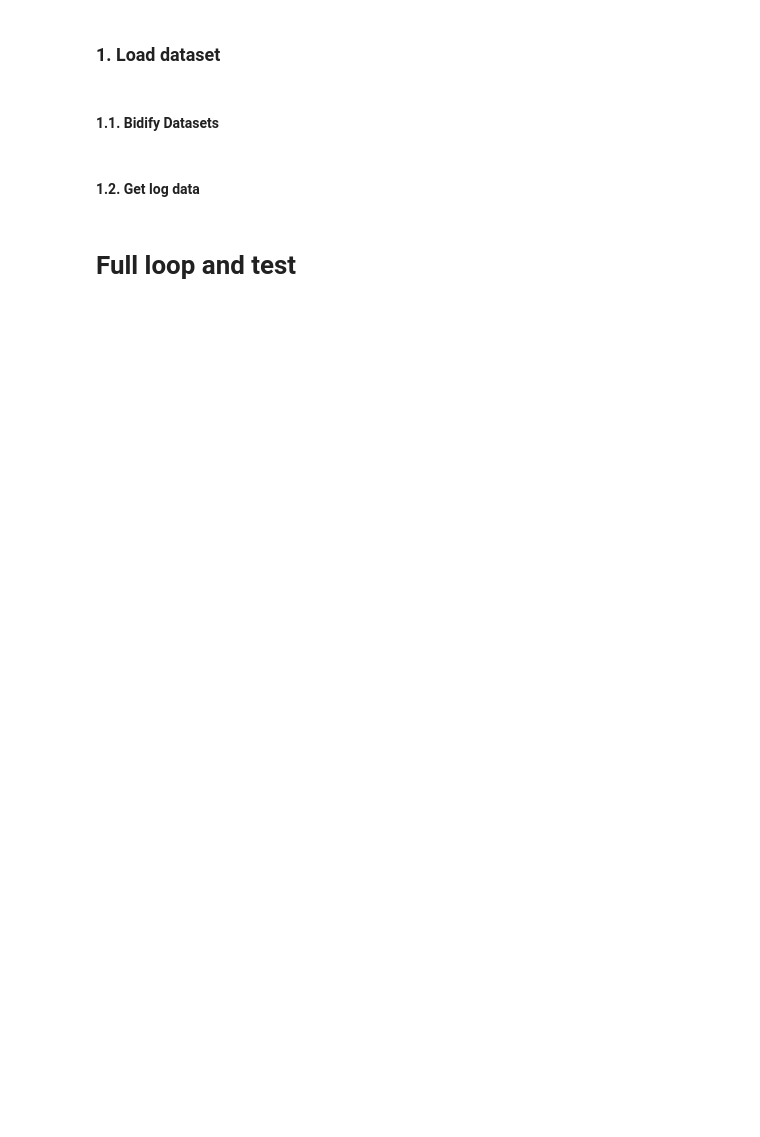
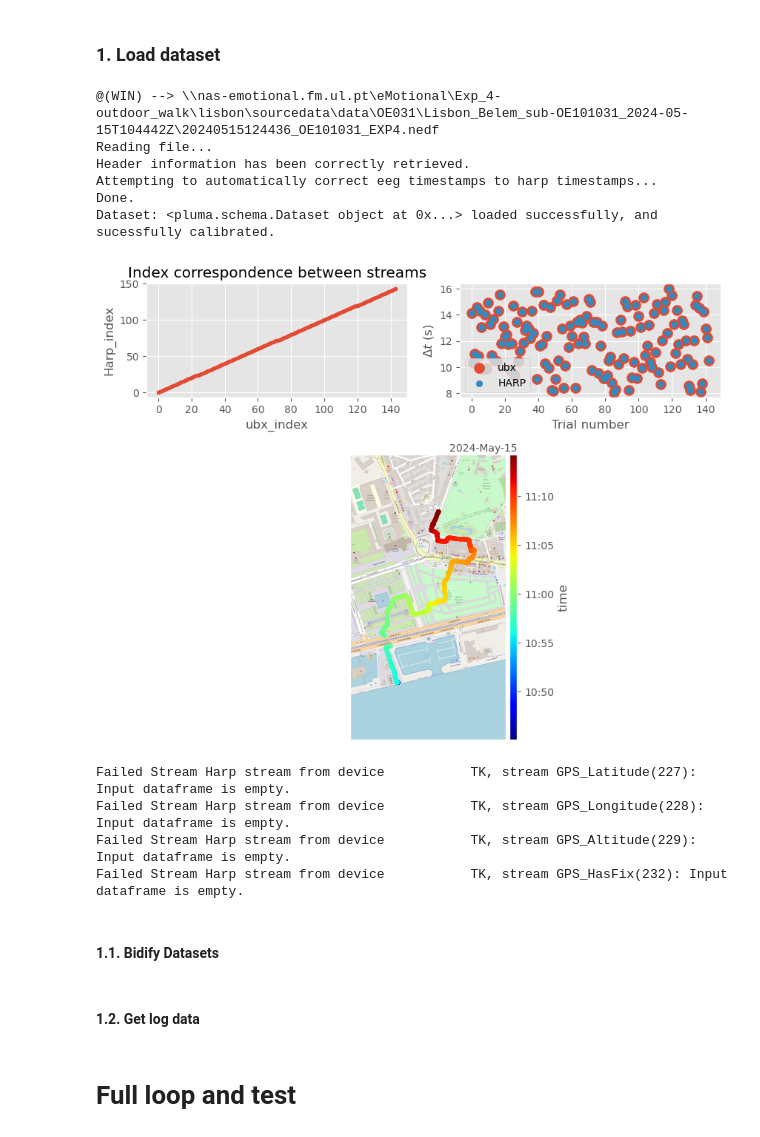
Before and after one commit to JoaoAmaro2001/notebooks, a Jupyter notebook: src/ingestion/Ingestion_analysis.ipynb, the cells around one changed output. Drawn from its saved outputs; the diff is of its cells as text; code cells hidden in the pictures; blank space fills up the shorter version.

Commit message:
synch: added files for sdi data ingestion

```diff
--- a/src/ingestion/Ingestion_analysis.ipynb
+++ b/src/ingestion/Ingestion_analysis.ipynb
@@ -7,9 +7,21 @@ datapicker = create_datapicker()
 # %% [markdown]
 ### 1. Load dataset
 # %%
-data_path  = r'Z:\Exp_4-outdoor_walk\lisbon\sourcedata\data\OE031\Lisbon_Agudo_sub-OE109031_2024-08-27T155548Z'
+data_path  = r'Z:\Exp_4-outdoor_walk\lisbon\sourcedata\data\OE031\Lisbon_Belem_sub-OE101031_2024-05-15T104442Z'
 datapicker.reset(path = data_path)
 create_dataset(datapicker = datapicker)
+# %% [output]
+@(WIN) --> \\nas-emotional.fm.ul.pt\eMotional\Exp_4-outdoor_walk\lisbon\sourcedata\data\OE031\Lisbon_Belem_sub-OE101031_2024-05-15T104442Z\20240515124436_OE101031_EXP4.nedf
+Reading file...
+Header information has been correctly retrieved.
+Attempting to automatically correct eeg timestamps to harp timestamps...
+Done.
+Dataset: <pluma.schema.Dataset object at 0x...> loaded successfully, and sucessfully calibrated.
+[figure, added]
+Failed Stream Harp stream from device           TK, stream GPS_Latitude(227): Input dataframe is empty.
+Failed Stream Harp stream from device           TK, stream GPS_Longitude(228): Input dataframe is empty.
+Failed Stream Harp stream from device           TK, stream GPS_Altitude(229): Input dataframe is empty.
+Failed Stream Harp stream from device           TK, stream GPS_HasFix(232): Input dataframe is empty.
 # %%
 # Get participant information from file
 
```
Also changed, not shown: parts of 5 cells of this notebook, 5 other files.
